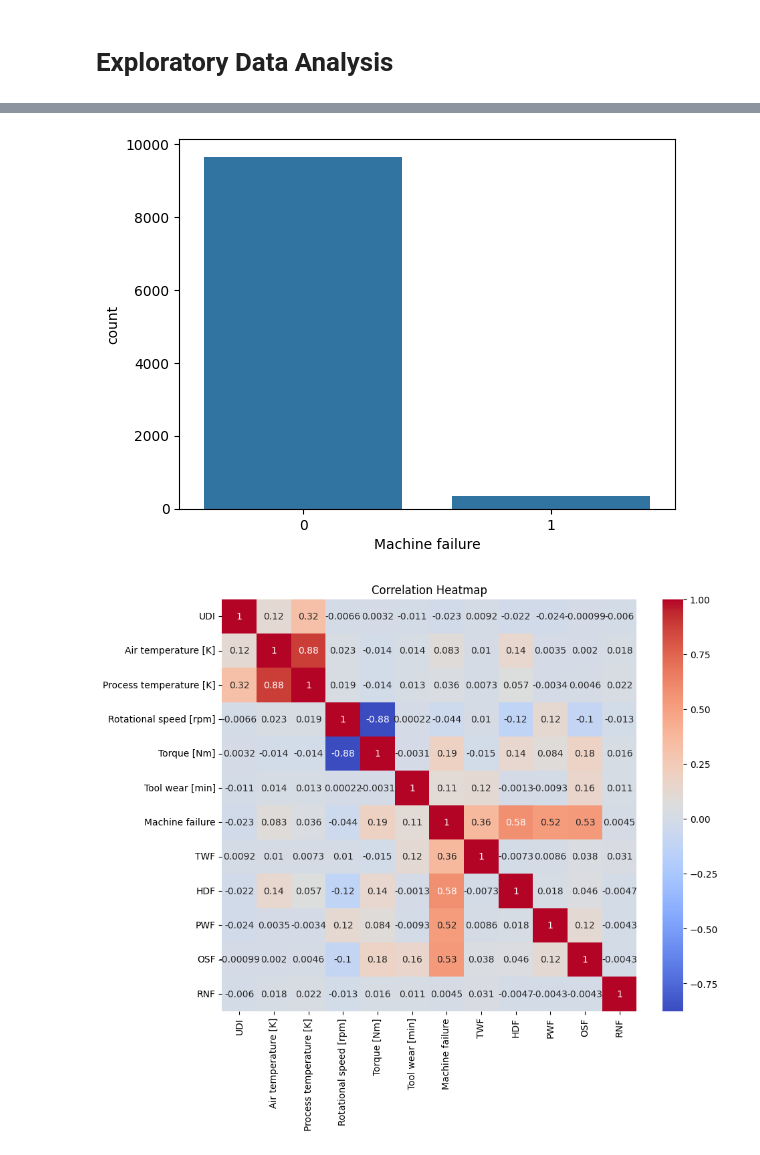
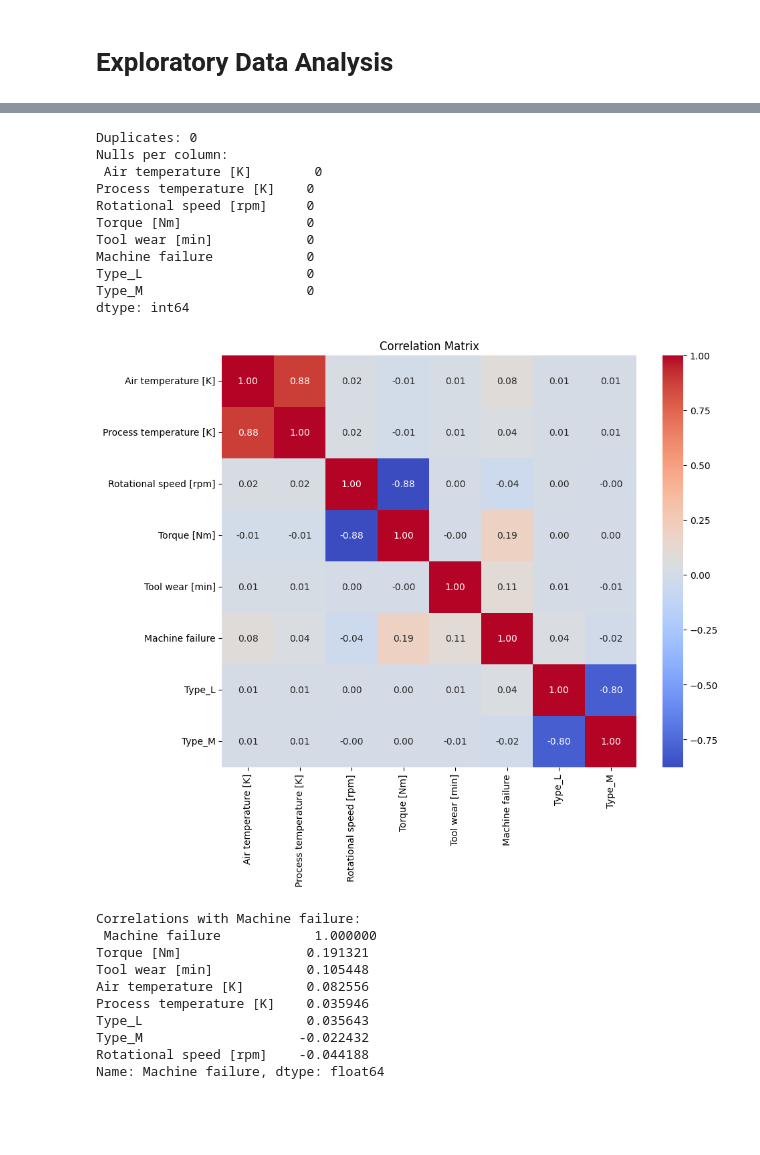
Before and after one commit to ashu284/FactoryGuard-AI, a Jupyter notebook: notebooks/01_eda.ipynb, the cells around one changed output, grey strips where cells are left out. Drawn from its saved outputs; the diff is of its cells as text; code cells hidden in the pictures; blank space fills up the shorter version.

```diff
--- a/notebooks/01_eda.ipynb
+++ b/notebooks/01_eda.ipynb
@@ -17,0 +30,4 @@ df.head()
+# %%
+drop_cols = ['UDI', 'Product ID', 'TWF', 'HDF', 'PWF', 'OSF', 'RNF']
+df = df.drop(columns=drop_cols)
+print(df.shape)
@@ -18,5 +36,4 @@ df.head()
 # %%
-df.shape
-df.info()
-df.describe()
+df = pd.get_dummies(df, columns=['Type'], drop_first=True)
+print(df.head())
 # %% [output]
@@ -67,17 +74,39 @@ dtype: int64
 # %%
-sns.countplot(x=df["Machine failure"])
-plt.show()
+print("Duplicates:", df.duplicated().sum())
+df = df.drop_duplicates()
+print("Nulls per column:\n", df.isnull().sum())
 # %% [output]
-[figure, removed]
+Duplicates: 0
+Nulls per column:
+ Air temperature [K]        0
+Process temperature [K]    0
+Rotational speed [rpm]     0
+Torque [Nm]                0
+Tool wear [min]            0
+Machine failure            0
+Type_L                     0
+Type_M                     0
+dtype: int64
 # %%
-plt.figure(figsize=(10,8))
+# Correlation matrix
+plt.figure(figsize=(10, 8))
+corr = df.corr()
+sns.heatmap(corr, annot=True, cmap='coolwarm', fmt='.2f')
+plt.title('Correlation Matrix')
+plt.savefig('../reports/correlation_matrix.png')  # Save for reports
+plt.show()
 
-numeric_df = df.select_dtypes(include=['number'])
-
-sns.heatmap(numeric_df.corr(), cmap="coolwarm", annot=True)
-
-plt.title("Correlation Heatmap")
-plt.show()
+print("Correlations with Machine failure:\n", corr['Machine failure'].sort_values(ascending=False))
 # %% [output]
-[figure, old version]
+[figure, new version]
+Correlations with Machine failure:
+ Machine failure            1.000000
+Torque [Nm]                0.191321
+Tool wear [min]            0.105448
+Air temperature [K]        0.082556
+Process temperature [K]    0.035946
+Type_L                     0.035643
+Type_M                    -0.022432
+Rotational speed [rpm]    -0.044188
+Name: Machine failure, dtype: float64
 # %%
```
Also changed, not shown: parts of 6 cells of this notebook, 7 other files.
